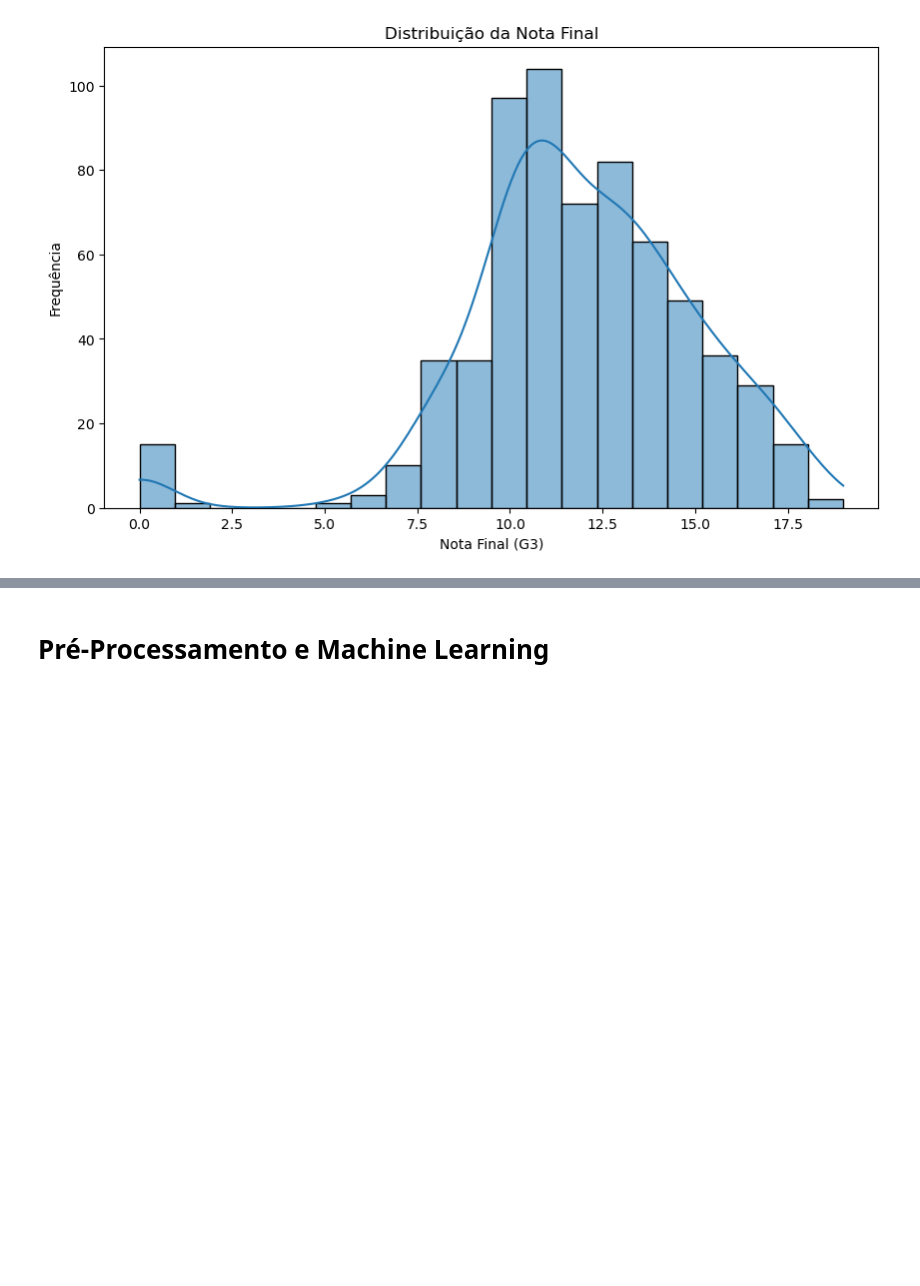
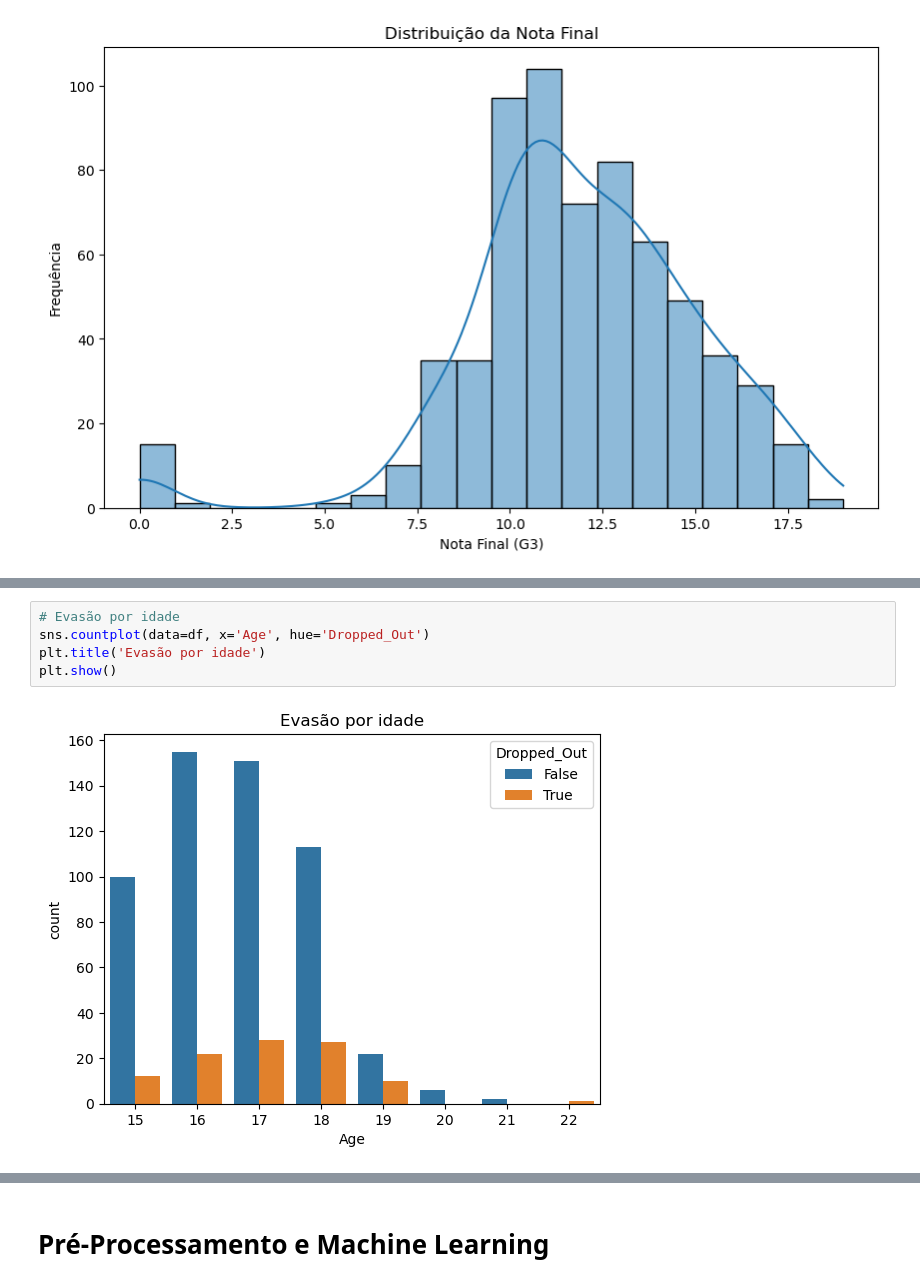
Before and after one commit to Moscofian/Sistema-alerta-para-Dropouts, a Jupyter notebook: Projeto-Dropout.ipynb, the cells around one changed output, grey strips where cells are left out. Saved outputs shown, nothing was run; the diff lists cells and outputs as text; blank space fills up the shorter version.

```diff
--- a/Projeto-Dropout.ipynb
+++ b/Projeto-Dropout.ipynb
@@ -182,3 +179,10 @@ ax.legend(title='Dropped Out')
 plt.show()
 # %% [output]
 [figure]
+# %%
+# Evasão por idade
+sns.countplot(data=df, x='Age', hue='Dropped_Out')
+plt.title('Evasão por idade')
+plt.show()
+# %% [output]
+[figure, added]
```
Also changed, not shown: parts of 21 cells of this notebook.
